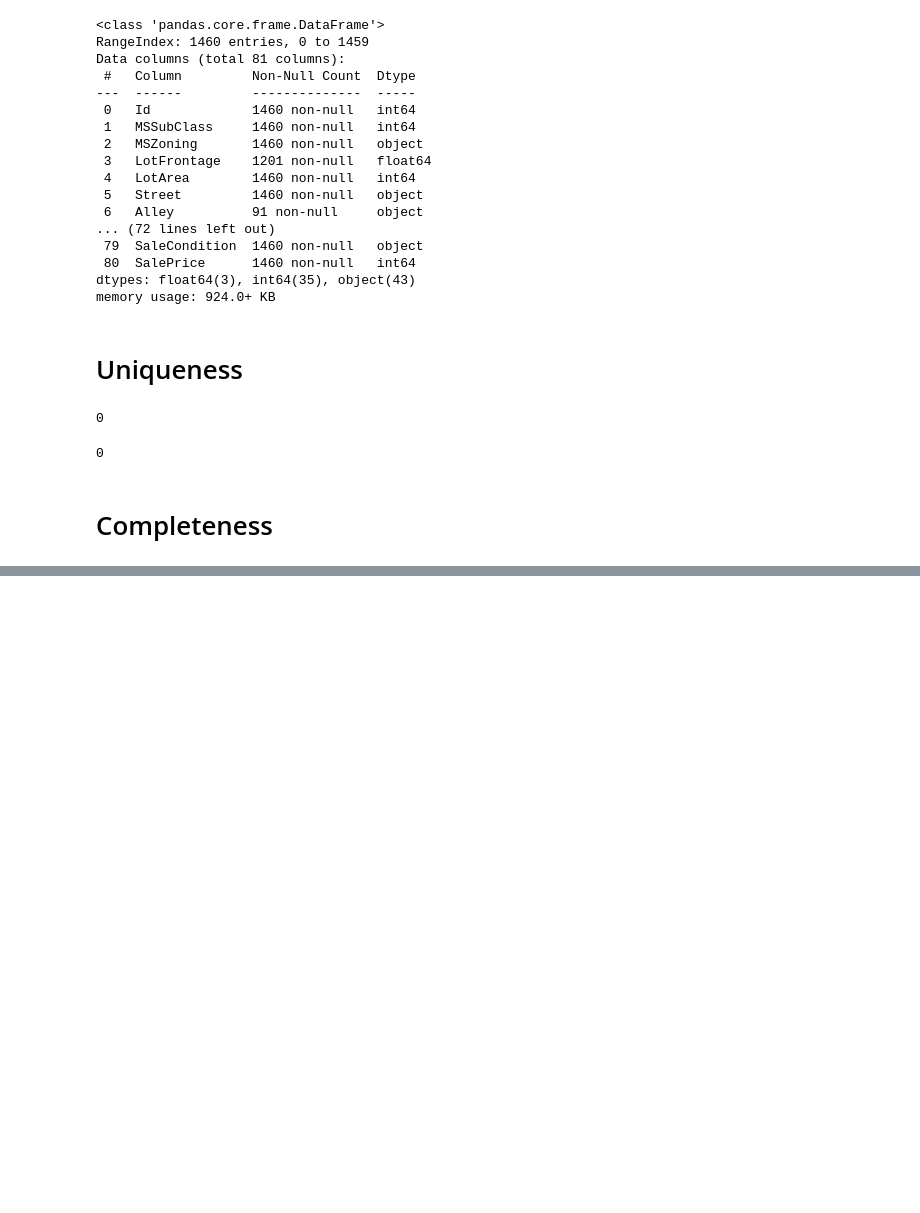
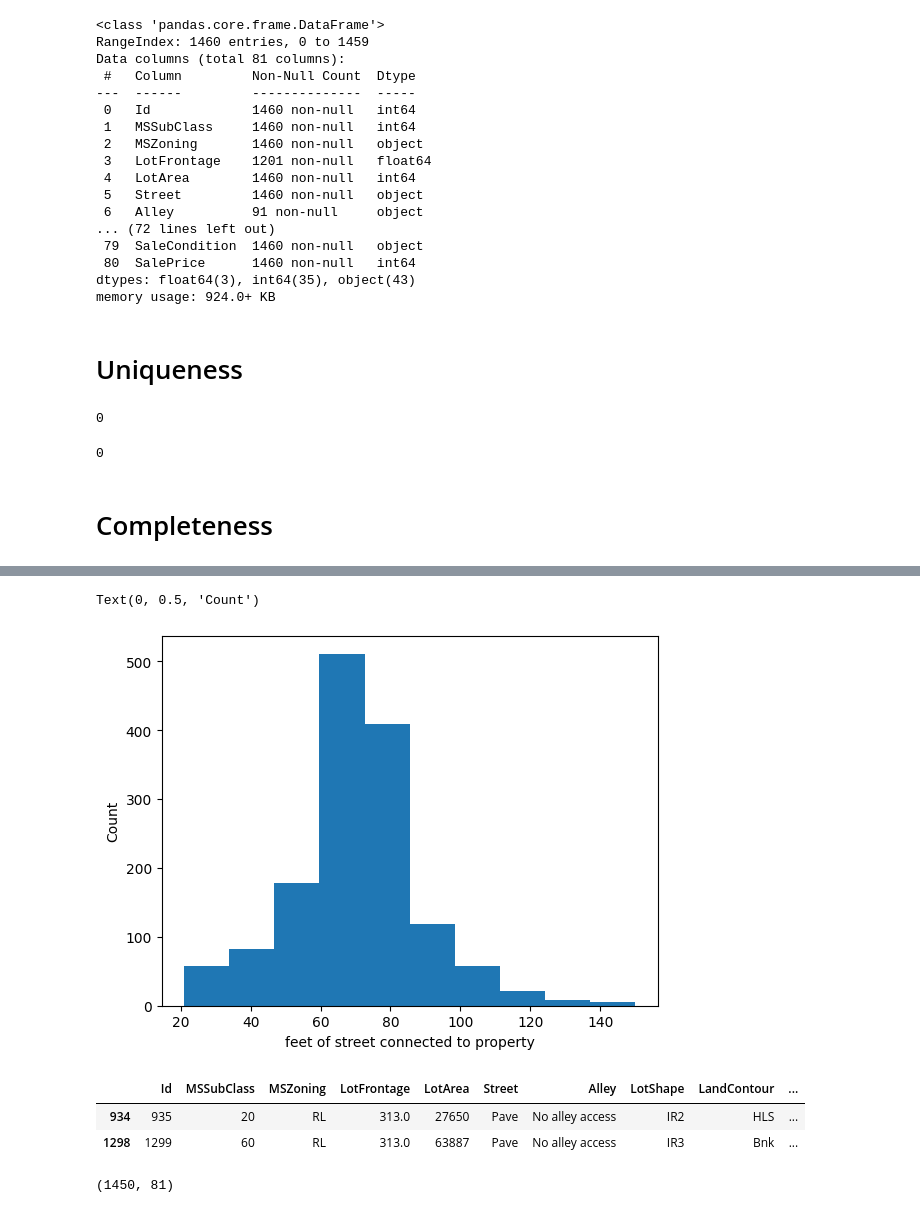
Before and after one commit to YaqeenData/Project4-ART, a Jupyter notebook: advanced-regression-techniques.ipynb, the cells around one changed output, grey strips where cells are left out. Drawn from its saved outputs; the diff is of its cells as text; code cells hidden in the pictures; blank space fills up the shorter version.

```diff
--- a/advanced-regression-techniques.ipynb
+++ b/advanced-regression-techniques.ipynb
@@ -80,0 +610,13 @@ houses['Id'].duplicated().sum()
+# %%
+plt.hist(houses['LotFrontage'])
+plt.xlabel('feet of street connected to property')
+plt.ylabel('Count')
+# %% [output]
+Text(0, 0.5, 'Count')
+[figure, added]
+# %%
+houses[houses['LotFrontage'] == 313.0]
+# %% [output]
+|  | Id | MSSubClass | MSZoning | LotFrontage | LotArea | Street | Alley | LotShape | LandContour | ... |
+| 934 | 935 | 20 | RL | 313.0 | 27650 | Pave | No alley access | IR2 | HLS | ... |
+| 1298 | 1299 | 60 | RL | 313.0 | 63887 | Pave | No alley access | IR3 | Bnk | ... |
@@ -80,0 +627,4 @@ houses['Id'].duplicated().sum()
+# %%
+houses.shape
+# %% [output]
+(1450, 81)
```
Also changed, not shown: parts of 74 cells of this notebook.
